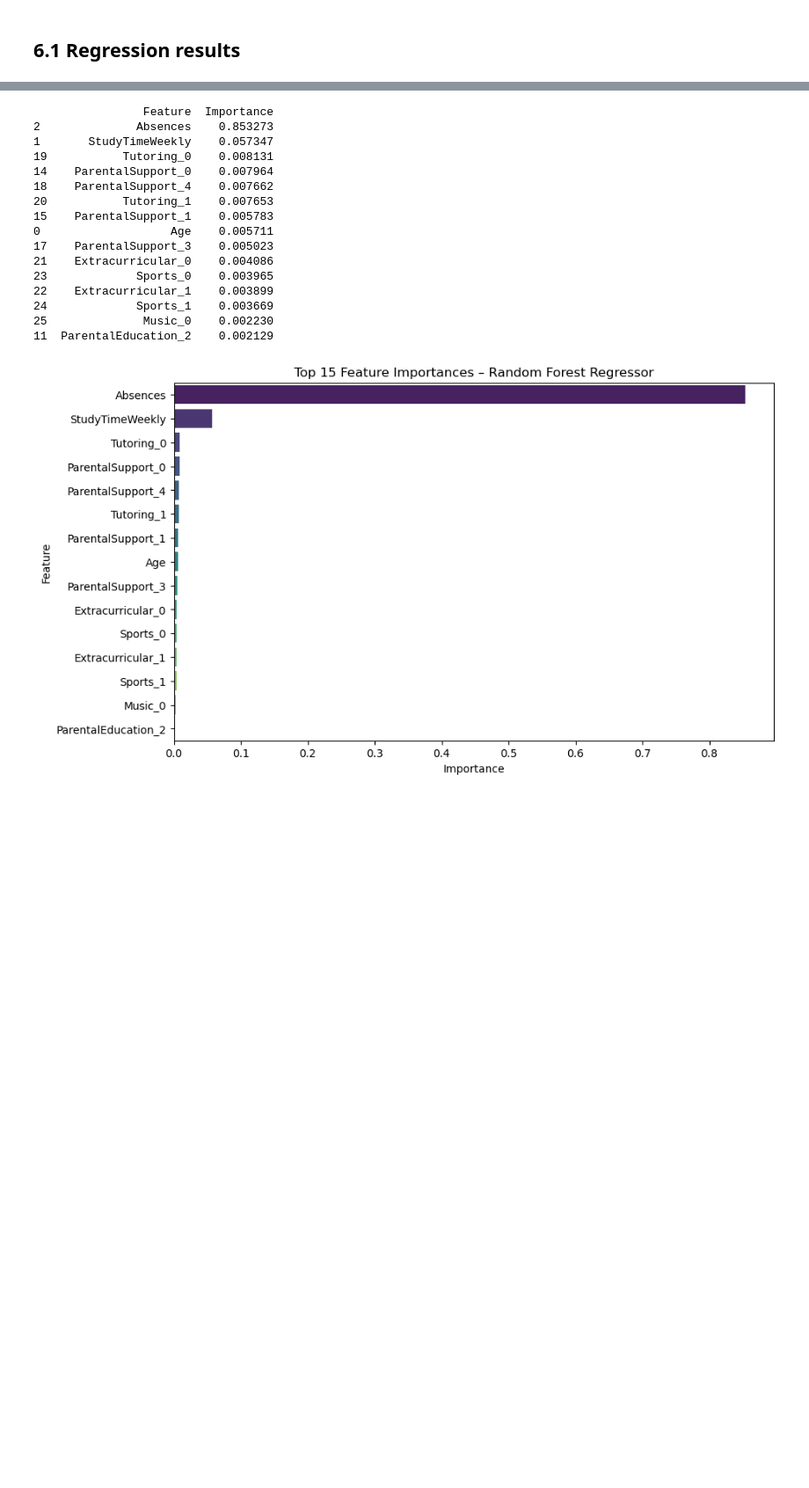
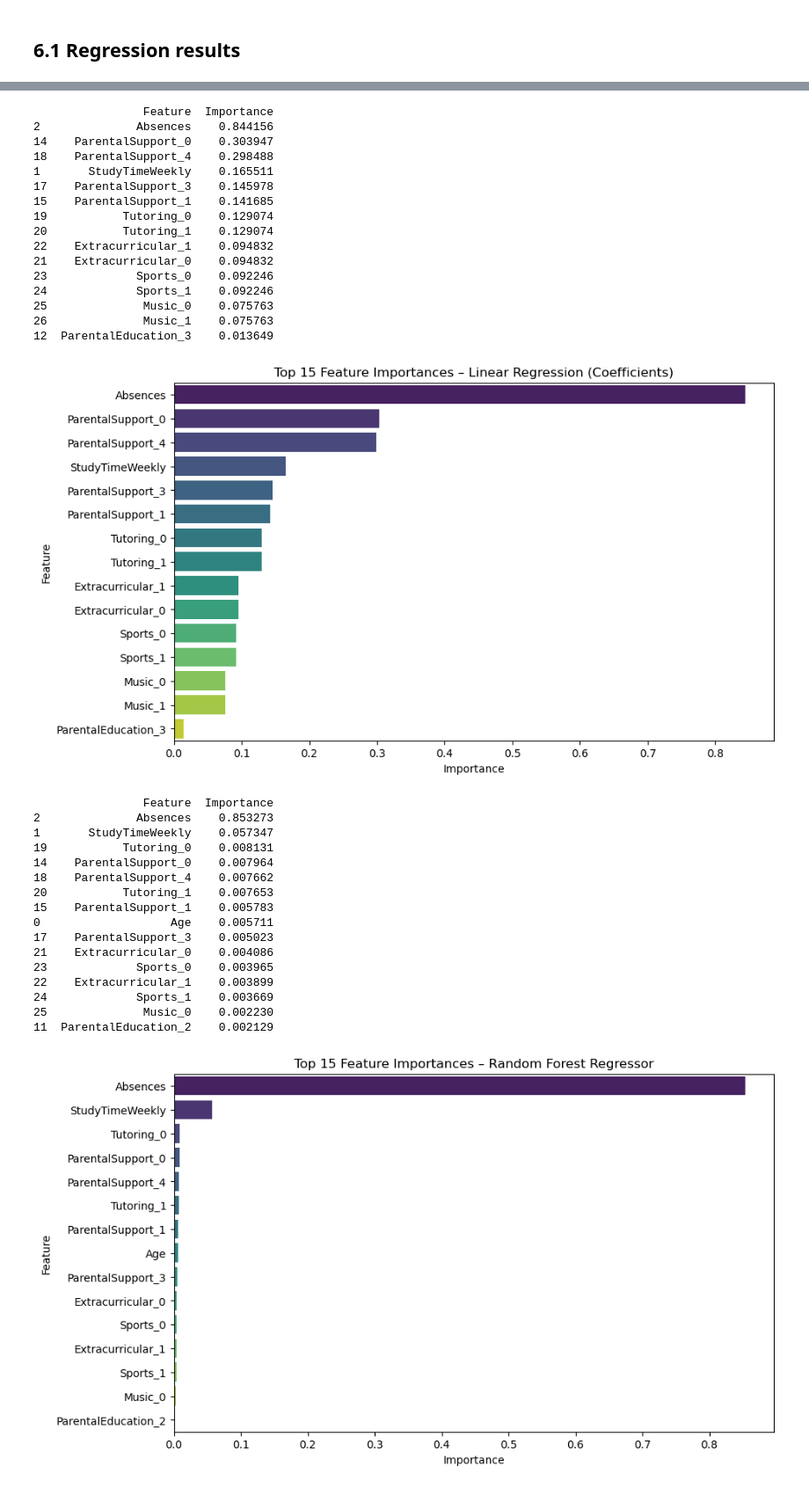
Before and after one commit to iampaulanca/USD-AAI-501-Group-3, a Jupyter notebook: final-notebook/Group_3_notebook.ipynb, the cells around one changed output, grey strips where cells are left out. Shown at 88% size. Saved outputs shown, nothing was run; the diff lists cells and outputs as text; code cells hidden in the pictures; blank space fills up the shorter version.

Commit message:
more visuals and dividers

```diff
--- a/final-notebook/Group_3_notebook.ipynb
+++ b/final-notebook/Group_3_notebook.ipynb
@@ -1245,3 +1256,34 @@ plt.show()
+# %%
+# Linear Regression
+lin_reg_coefs = linreg_model.named_steps["model"].coef_
+lin_reg_df = pd.DataFrame({
+    "Feature": all_feature_names,
+    "Importance": np.abs(lin_reg_coefs)
+}).sort_values("Importance", ascending=False)
+print(lin_reg_df.head(15))
+plot_feature_importances(
+    lin_reg_df,
+    "Top 15 Feature Importances – Linear Regression (Coefficients)",
+    palette="viridis"
+)
+# %% [output]
+                Feature  Importance
+2              Absences    0.844156
+14    ParentalSupport_0    0.303947
+18    ParentalSupport_4    0.298488
+1       StudyTimeWeekly    0.165511
+17    ParentalSupport_3    0.145978
+15    ParentalSupport_1    0.141685
+19           Tutoring_0    0.129074
+20           Tutoring_1    0.129074
+22    Extracurricular_1    0.094832
+21    Extracurricular_0    0.094832
+23             Sports_0    0.092246
+24             Sports_1    0.092246
+25              Music_0    0.075763
+26              Music_1    0.075763
+12  ParentalEducation_3    0.013649
+[figure, added]
 # %%
 # Random Forest Regression
 
```
Also changed, not shown: parts of 15 cells of this notebook.
